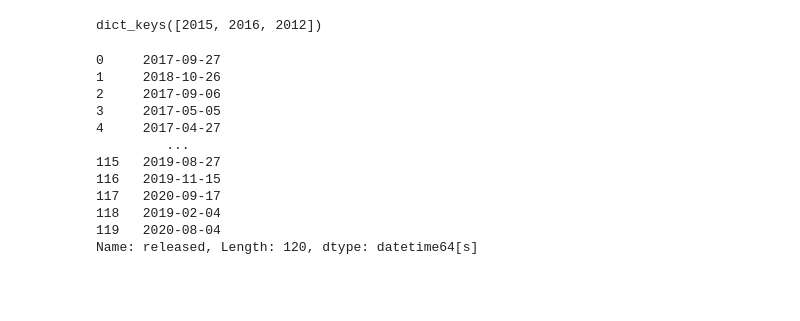
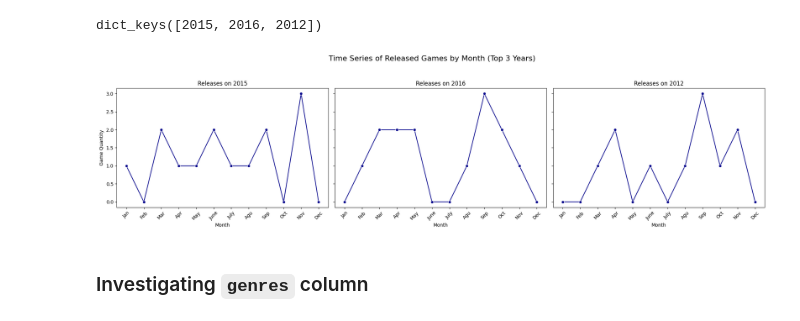
Before and after one commit to pedro-cella/Codebasics_Data_Science, a Jupyter notebook: Projects/game_data_observatory/eda/Games EDA.ipynb, the cells around one changed output. Saved outputs shown, nothing was run; the diff lists cells and outputs as text; code cells hidden in the pictures; blank space fills up the shorter version.

```diff
--- a/Projects/game_data_observatory/eda/Games EDA.ipynb
+++ b/Projects/game_data_observatory/eda/Games EDA.ipynb
@@ -288,21 +292,53 @@ top_3_years = dict(
 print(top_3_years.keys())
 # %% [output]
 dict_keys([2015, 2016, 2012])
-# %%
-# Here I created a variable to save my released columns on a datetime format,
-# that way I can easily manipulate to retrieve information by year
-top_3_released_years_in_datetime = pd.to_datetime(df_copy["released"], errors="coerce")
-top_3_released_years_in_datetime
-# %% [output]
-0     2017-09-27
-1     2018-10-26
-2     2017-09-06
-3     2017-05-05
-4     2017-04-27
-         ...
-115   2019-08-27
-116   2019-11-15
-117   2020-09-17
-118   2019-02-04
-119   2020-08-04
-Name: released, Length: 120, dtype: datetime64[s]
+# %%
+# 1. Get the list with the top 3 years
+target_years = list(top_3_years.keys())
+
+# creating new columns: released formatted for datetime, year and month
+df_copy['released'] = pd.to_datetime(df_copy["released"], errors="coerce")
+df_copy['year'] = df_copy['released'].dt.year
+df_copy['month'] = df_copy['released'].dt.month
+
+# 2. Creating the figure for the three plots (1 line, 3 columns) using subplot
+# that way we can show all three plots on a same line side by side
+fig, axes = plt.subplots(1, 3, figsize=(20, 5), sharey=True)
+
+for i, year in enumerate(target_years):
+    # Filtering the data only for the actual iteration year
+    df_year = df_copy[df_copy['year'] == year]
+
+    # Groupby month and counting the release volume
+    monthly_data = df_year.groupby('month')['id'].count().reset_index()
+
+    # Making sure all month (1 to 12) appear on the plot, even if it has any month with zero value
+    monthly_data = monthly_data.set_index('month').reindex(range(1, 13), fill_value=0).reset_index()
+
+    # Plotting the line chart on the specific subplot
+    sns.lineplot(
+        data=monthly_data,
+        x='month',
+        y='id',
+        marker='o',
+        color='darkblue',
+        ax=axes[i]
+    )
+
+    # Chart customization
+    axes[i].set_title(f'Releases on {int(year)}')
+    axes[i].set_xlabel('Month')
+    axes[i].set_xticks(range(1, 13)) # Show all months on x axis
+
+    # Changing the month numbers for the month's names
+    axes[i].set_xticklabels(['Jan', 'Feb', 'Mar', 'Apr', 'May', 'June', 'July', 'Agu', 'Sep', 'Oct', 'Nov', 'Dec'], rotation=45)
+
+# Título geral da figura
+axes[0].set_ylabel('Game Quantity')
+plt.suptitle('Time Series of Released Games by Month (Top 3 Years)', fontsize=16, y=1.05)
+plt.tight_layout()
+plt.show()
+# %% [output]
+[figure, added]
+# %% [markdown]
+### Investigating `genres` column
```
Also changed, not shown: parts of 41 cells of this notebook.
